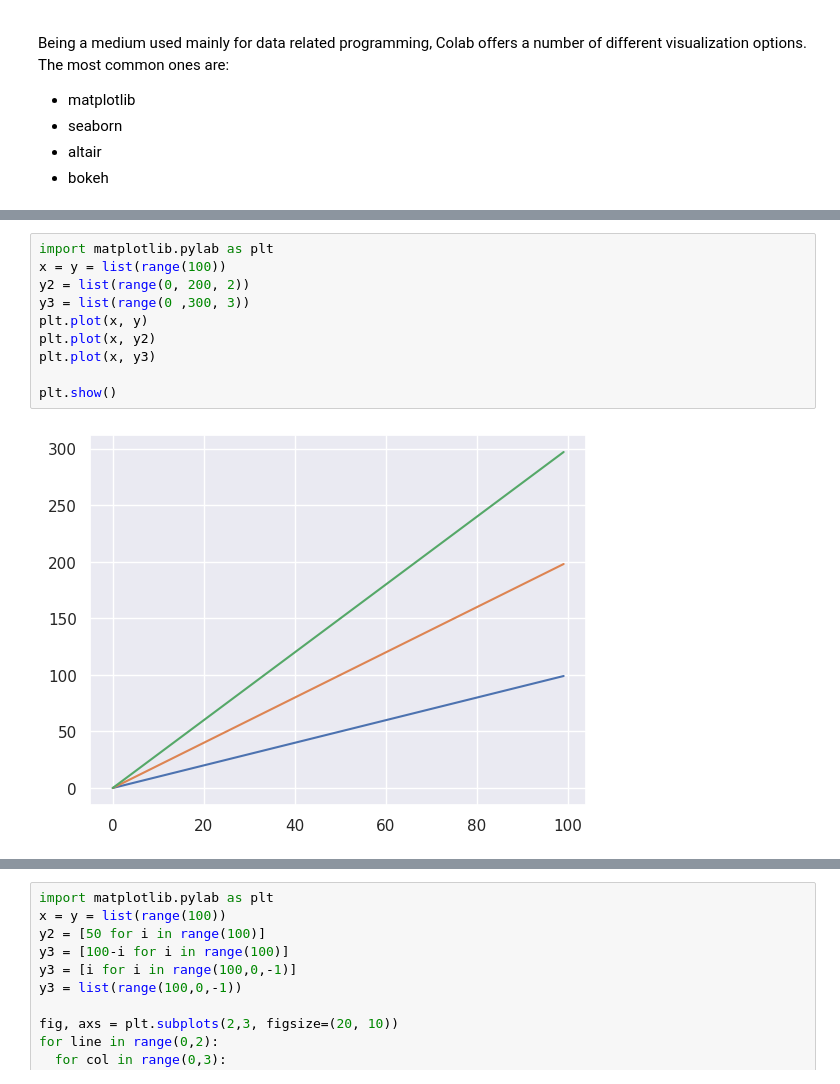
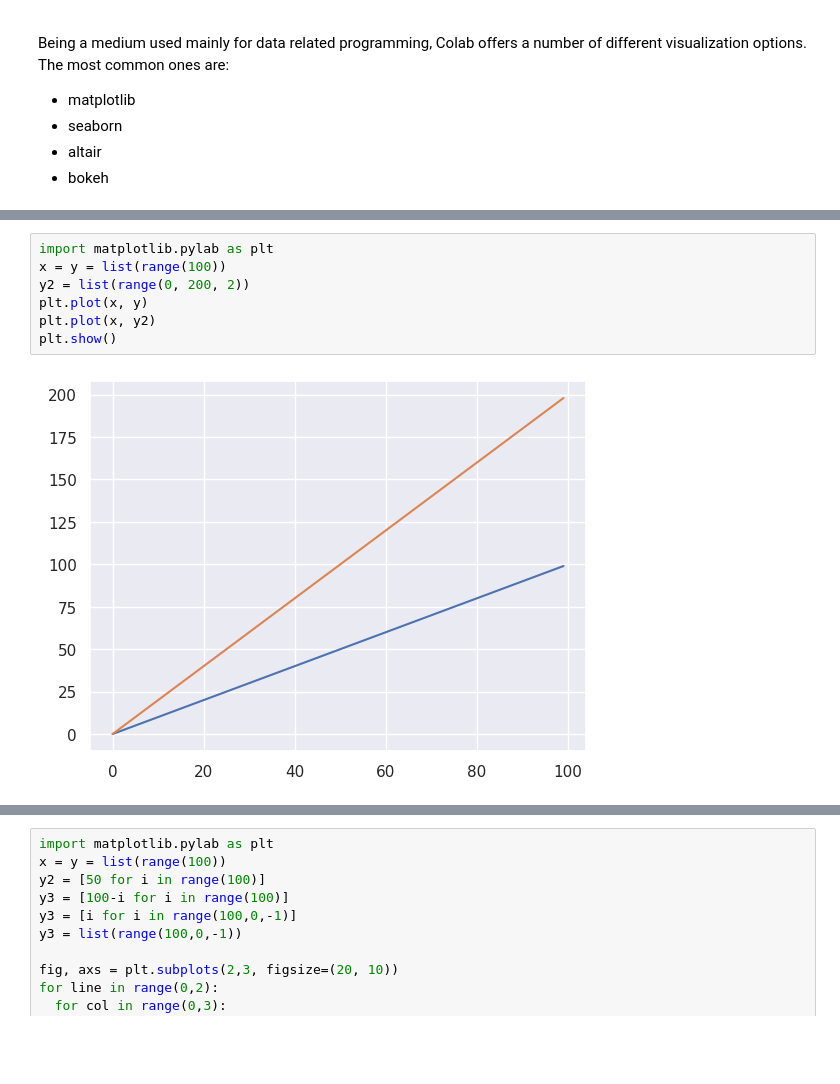
Before and after one commit to garancedeguichen/6, a Jupyter notebook: Data_Modeling_Session7&8.ipynb, the cells around one changed output, grey strips where cells are left out. Drawn from its saved outputs; the diff is of its cells as text; blank space fills up the shorter version.

```diff
--- a/Data_Modeling_Session7&8.ipynb
+++ b/Data_Modeling_Session7&8.ipynb
@@ -589,14 +640,11 @@ plot
 # %%
 import matplotlib.pylab as plt
 x = y = list(range(100))
 y2 = list(range(0, 200, 2))
-y3 = list(range(0 ,300, 3))
 plt.plot(x, y)
 plt.plot(x, y2)
-plt.plot(x, y3)
-
 plt.show()
 # %% [output]
-[figure, old version]
+[figure, new version]
 # %%
 import matplotlib.pylab as plt
```
Also changed, not shown: parts of 23 cells of this notebook.
